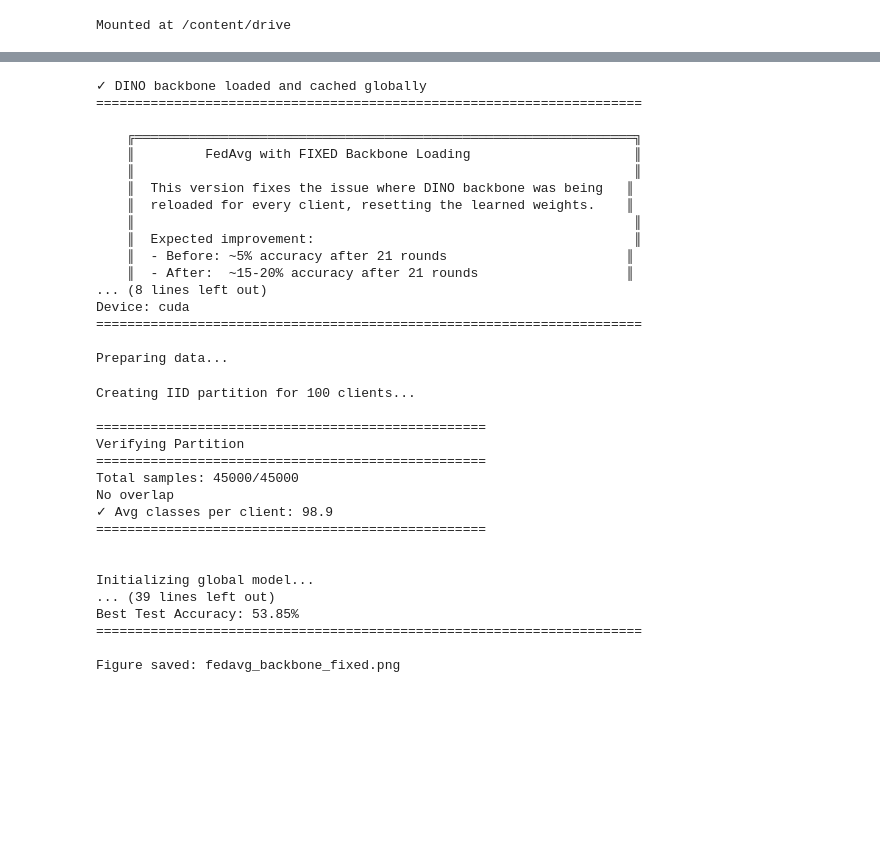
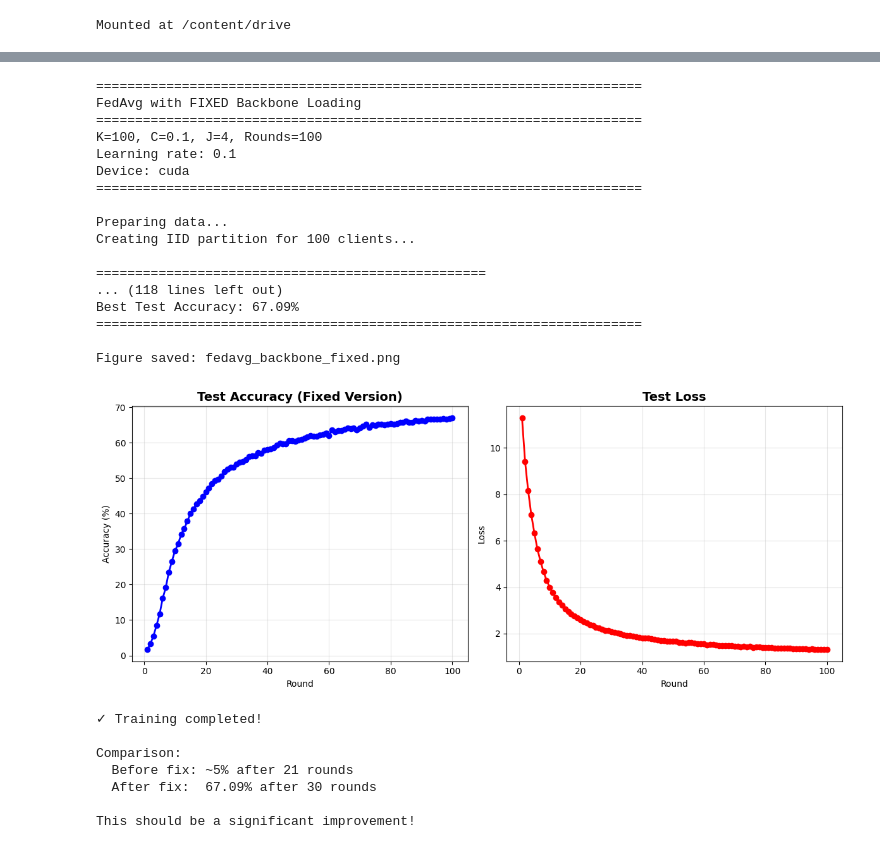
Before and after one commit to ILoveCoder999/FederatedLearning, a Jupyter notebook: fed_avg.ipynb, the cells around one changed output, grey strips where cells are left out. Drawn from its saved outputs; the diff is of its cells as text; code cells hidden in the pictures; blank space fills up the shorter version.

Commit message:
fed_avg j=4 ROUND=100 accuracy=67%

```diff
--- a/fed_avg.ipynb
+++ b/fed_avg.ipynb
@@ -12,13 +12,6 @@ from preprocessing import FederatedDataBuilder
 # %% [output]
 Mounted at /content/drive
 # %%
-"""
-Fixed FedAvg - Solves the backbone reloading issue
-===================================================
-Key fix: Load DINO backbone only ONCE, not for every client!
-
-This should fix your 5% accuracy problem.
-"""
 
 import torch
 import torch.nn as nn
@@ -30,20 +23,14 @@ from torch.utils.data import DataLoader, Subset
 
 from preprocessing import FederatedDataBuilder
 
-# ============================================================
-# CRITICAL FIX: Load backbone ONCE globally
-# ============================================================
-print("="*70)
-print("Loading DINO backbone (ONE TIME ONLY)...")
-print("="*70)
+
 GLOBAL_DINO_BACKBONE = torch.hub.load('facebookresearch/dino:main', 'dino_vits16')
-print("✓ DINO backbone loaded and cached globally")
-print("="*70)
+
 
 
 class DINOCIFAR100Fixed(nn.Module):
     """
-    FIXED version: Uses global backbone instead of reloading each time
+     Uses global backbone instead of reloading each time
     """
     def __init__(self, num_classes=100):
         super().__init__()
@@ -181,7 +168,7 @@ def evaluate_global(model, test_loader, device):
     return loss_sum / len(test_loader), 100. * correct / total
 
 
-def run_fedavg_fixed(K=100, C=0.1, J=4, rounds=30, lr=0.1):
+def run_fedavg_fixed(K=100, C=0.1, J=4, rounds=100, lr=0.1):
     """
     FedAvg with backbone reloading issue FIXED
     """
@@ -296,24 +283,12 @@ def run_fedavg_fixed(K=100, C=0.1, J=4, rounds=30, lr=0.1):
 
 
 if __name__ == "__main__":
-    print("""
-    ╔════════════════════════════════════════════════════════════════╗
-    ║         FedAvg with FIXED Backbone Loading                     ║
-    ║                                                                ║
-    ║  This version fixes the issue where DINO backbone was being   ║
-    ║  reloaded for every client, resetting the learned weights.    ║
-    ║                                                                ║
-    ║  Expected improvement:                                         ║
-    ║  - Before: ~5% accuracy after 21 rounds                       ║
-    ║  - After:  ~15-20% accuracy after 21 rounds                   ║
-    ╚════════════════════════════════════════════════════════════════╝
-    """)
 
     history, model = run_fedavg_fixed(
         K=100,
         C=0.1,
         J=4,
-        rounds=30,
+        rounds=100,
         lr=0.1
     )
 
@@ -331,34 +302,25 @@ Downloading: "https://dl.fbaipublicfiles.com/dino/dino_deitsmall16_pretrain/dino
-✓ DINO backbone loaded and cached globally
 ======================================================================
-
-    ╔════════════════════════════════════════════════════════════════╗
-    ║         FedAvg with FIXED Backbone Loading                     ║
-    ║                                                                ║
-    ║  This version fixes the issue where DINO backbone was being   ║
-    ║  reloaded for every client, resetting the learned weights.    ║
-    ║                                                                ║
-    ║  Expected improvement:                                         ║
-    ║  - Before: ~5% accuracy after 21 rounds                       ║
-    ║  - After:  ~15-20% accuracy after 21 rounds                   ║
-... (8 lines left out)
+FedAvg with FIXED Backbone Loading
+======================================================================
+K=100, C=0.1, J=4, Rounds=100
+Learning rate: 0.1
 Device: cuda
 ======================================================================
 
 Preparing data...
+Creating IID partition for 100 clients...
+
+==================================================
+... (118 lines left out)
+Best Test Accuracy: 67.09%
+======================================================================
+
+Figure saved: fedavg_backbone_fixed.png
+[figure, new version]
-Creating IID partition for 100 clients...
+✓ Training completed!
 
-==================================================
-Verifying Partition
-==================================================
-Total samples: 45000/45000
-No overlap
-✓ Avg classes per client: 98.9
-==================================================
+Comparison:
+  Before fix: ~5% after 21 rounds
+  After fix:  67.09% after 30 rounds
 
-
-Initializing global model...
-... (39 lines left out)
-Best Test Accuracy: 53.85%
-======================================================================
-
-Figure saved: fedavg_backbone_fixed.png
+This should be a significant improvement!
```
Also changed, not shown: parts of 1 cell of this notebook.
